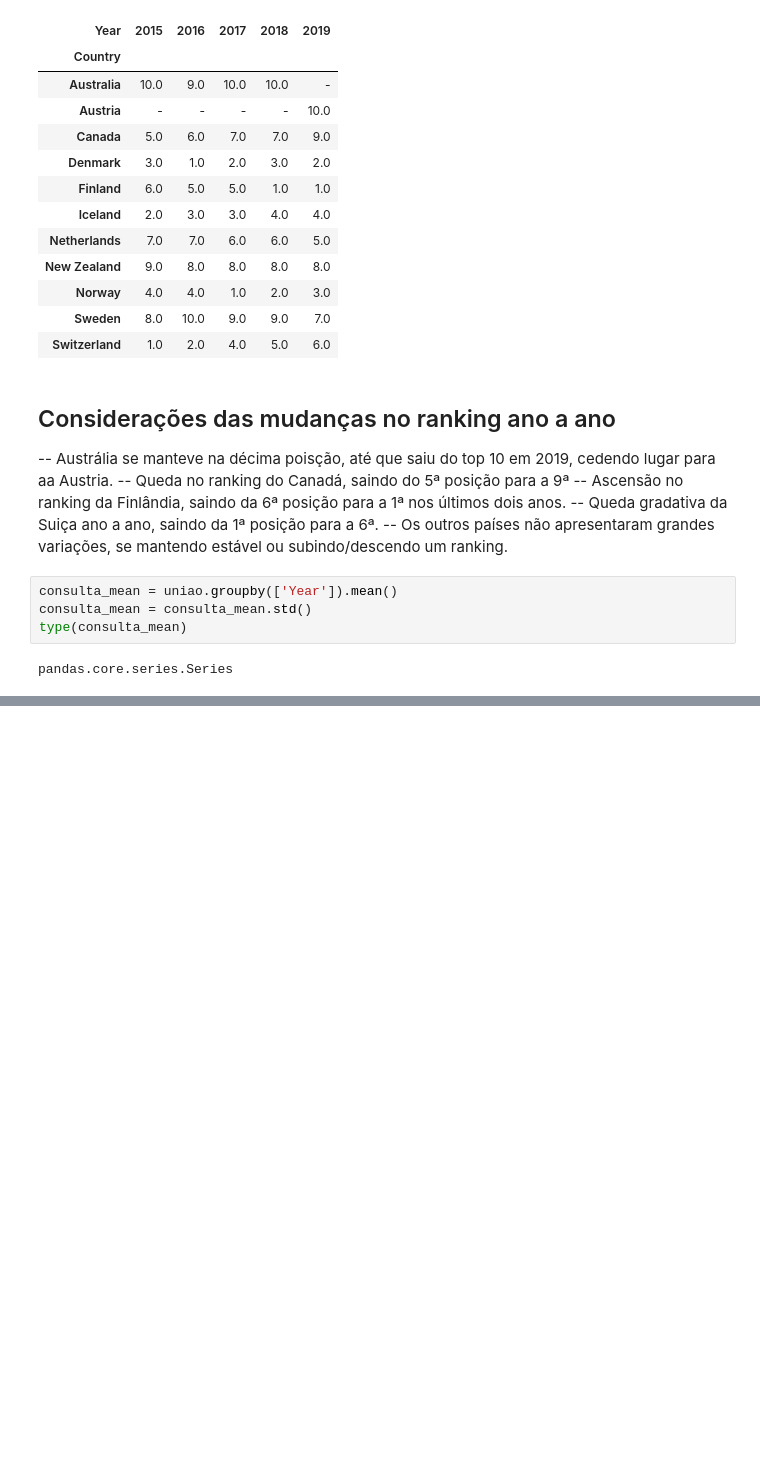
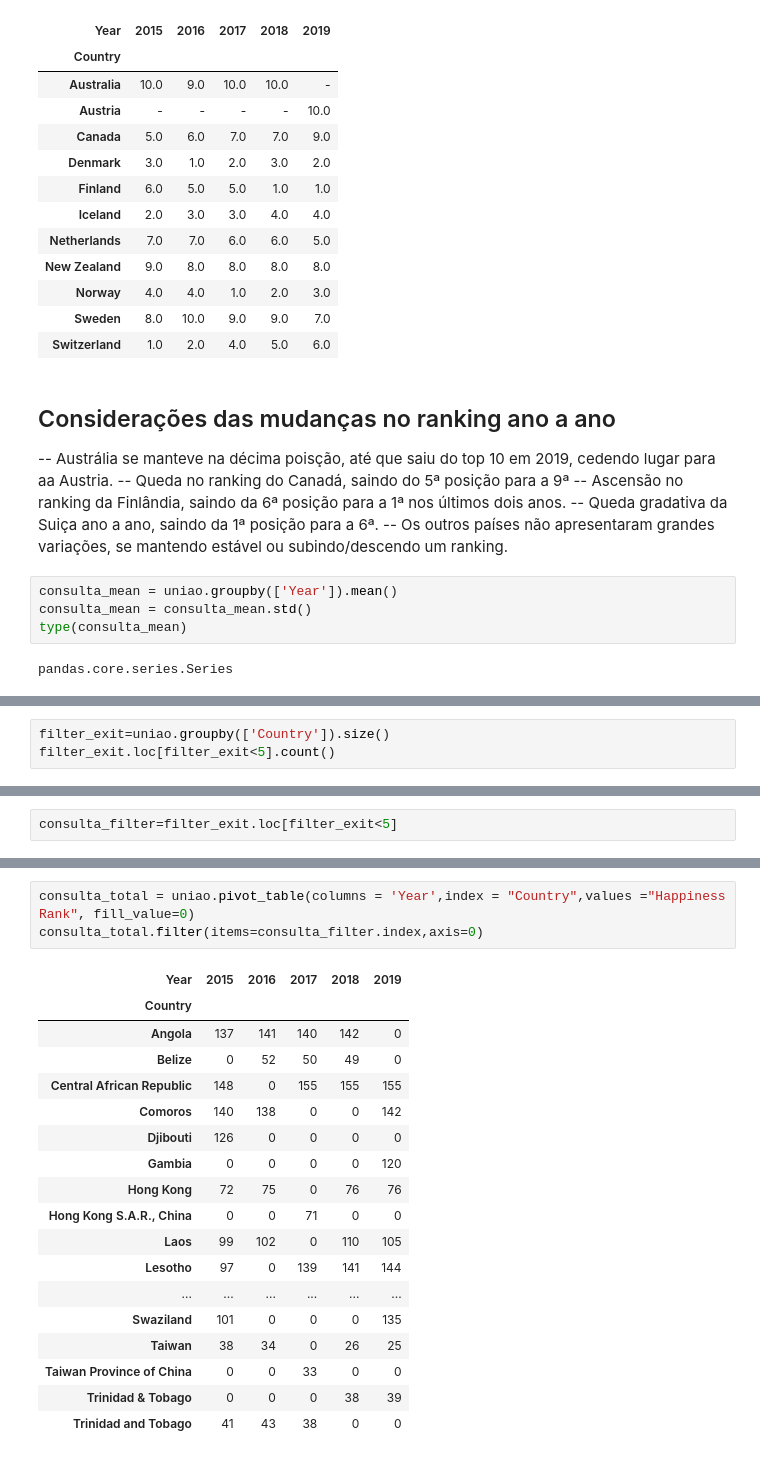
Before and after one commit to mariananomura/projeto-lets-modulo-III, a Jupyter notebook: Projeto.ipynb, the cells around one changed output, grey strips where cells are left out. Saved outputs shown, nothing was run; the diff lists cells and outputs as text; blank space fills up the shorter version.

```diff
--- a/Projeto.ipynb
+++ b/Projeto.ipynb
@@ -340,0 +400,3 @@ consulta_final
+# %%
+filter_exit=uniao.groupby(['Country']).size()
+filter_exit.loc[filter_exit<5].count()
@@ -340,0 +405,2 @@ consulta_final
+# %%
+consulta_filter=filter_exit.loc[filter_exit<5]
@@ -340,0 +418,22 @@ consulta_final
+# %%
+consulta_total = uniao.pivot_table(columns = 'Year',index = "Country",values ="Happiness Rank", fill_value=0)
+consulta_total.filter(items=consulta_filter.index,axis=0)
+# %% [output]
+| Year | 2015 | 2016 | 2017 | 2018 | 2019 |
+| Country |  |  |  |  |  |
+| Angola | 137 | 141 | 140 | 142 | 0 |
+| Belize | 0 | 52 | 50 | 49 | 0 |
+| Central African Republic | 148 | 0 | 155 | 155 | 155 |
+| Comoros | 140 | 138 | 0 | 0 | 142 |
+| Djibouti | 126 | 0 | 0 | 0 | 0 |
+| Gambia | 0 | 0 | 0 | 0 | 120 |
+| Hong Kong | 72 | 75 | 0 | 76 | 76 |
+| Hong Kong S.A.R., China | 0 | 0 | 71 | 0 | 0 |
+| Laos | 99 | 102 | 0 | 110 | 105 |
+| Lesotho | 97 | 0 | 139 | 141 | 144 |
+| ... | ... | ... | ... | ... | ... |
+| Swaziland | 101 | 0 | 0 | 0 | 135 |
+| Taiwan | 38 | 34 | 0 | 26 | 25 |
+| Taiwan Province of China | 0 | 0 | 33 | 0 | 0 |
+| Trinidad & Tobago | 0 | 0 | 0 | 38 | 39 |
+| Trinidad and Tobago | 41 | 43 | 38 | 0 | 0 |
```
Also changed, not shown: parts of 13 cells of this notebook.
